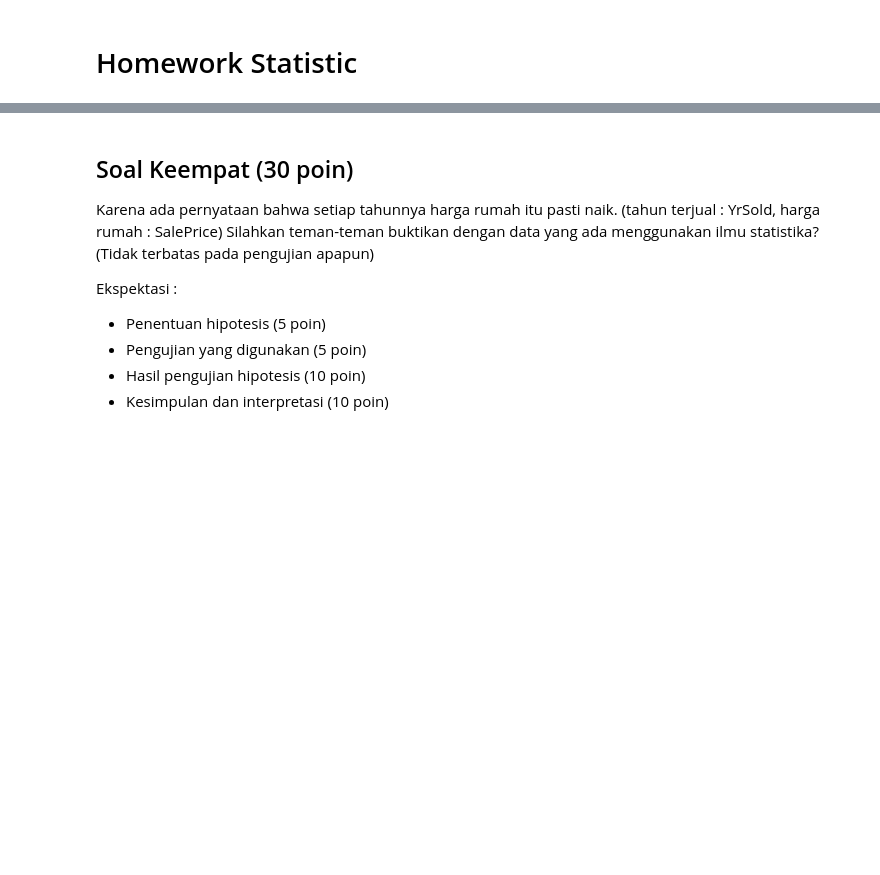
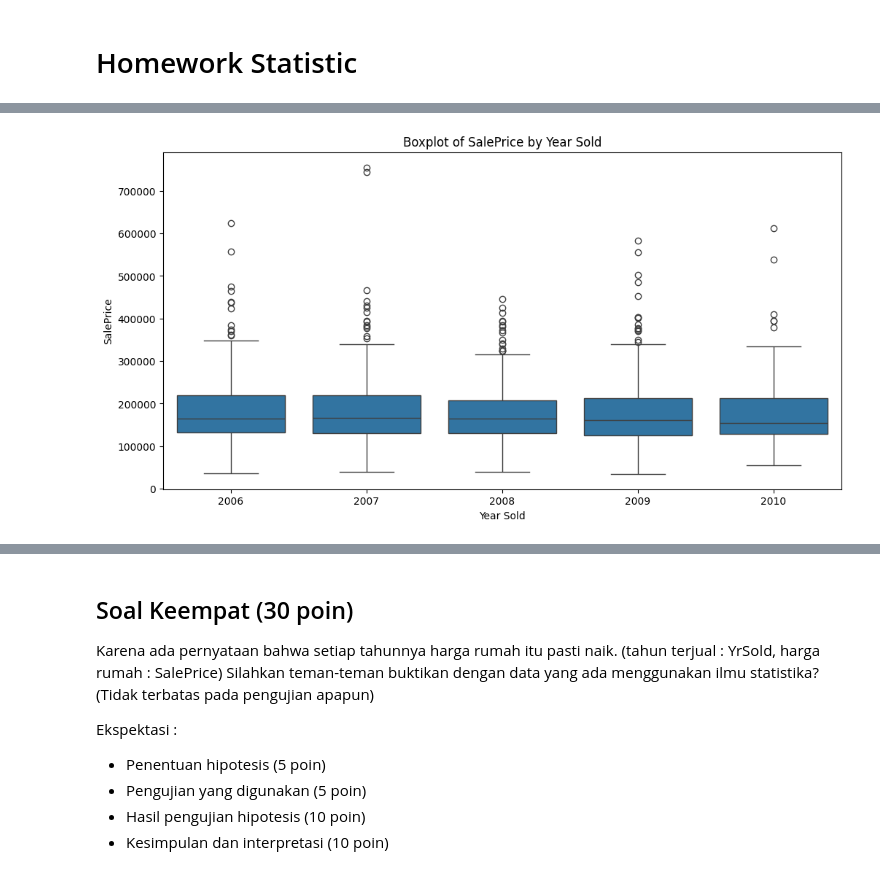
Before and after one commit to AgungHari/Rakamin_HW_Statistic, a Jupyter notebook: IGustiNgurahAgungHariVijayaKusuma_Batch_57.ipynb, the cells around one changed output, grey strips where cells are left out. Cells and saved outputs as stored; diff of their text form; code cells hidden in the pictures; blank space fills up the shorter version.

```diff
--- a/IGustiNgurahAgungHariVijayaKusuma_Batch_57.ipynb
+++ b/IGustiNgurahAgungHariVijayaKusuma_Batch_57.ipynb
@@ -29,0 +189,10 @@ Ekspektasi output:
+# %%
+#boxplotnya
+plt.figure(figsize=(12, 6))
+sns.boxplot(x='YrSold', y='SalePrice', data=agung)
+plt.title('Boxplot of SalePrice by Year Sold')
+plt.xlabel('Year Sold')
+plt.ylabel('SalePrice')
+plt.show()
+# %% [output]
+[figure, added]
```
Also changed, not shown: parts of 50 cells of this notebook, 8 other files.
